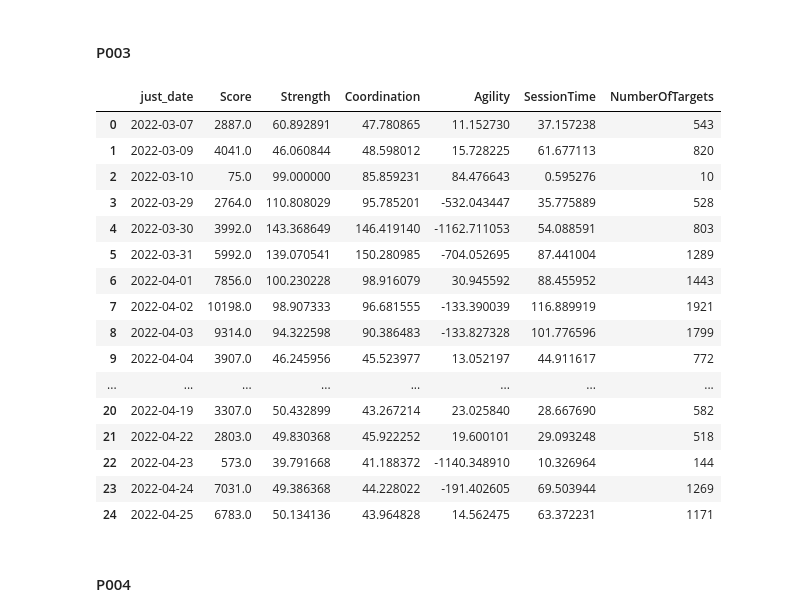
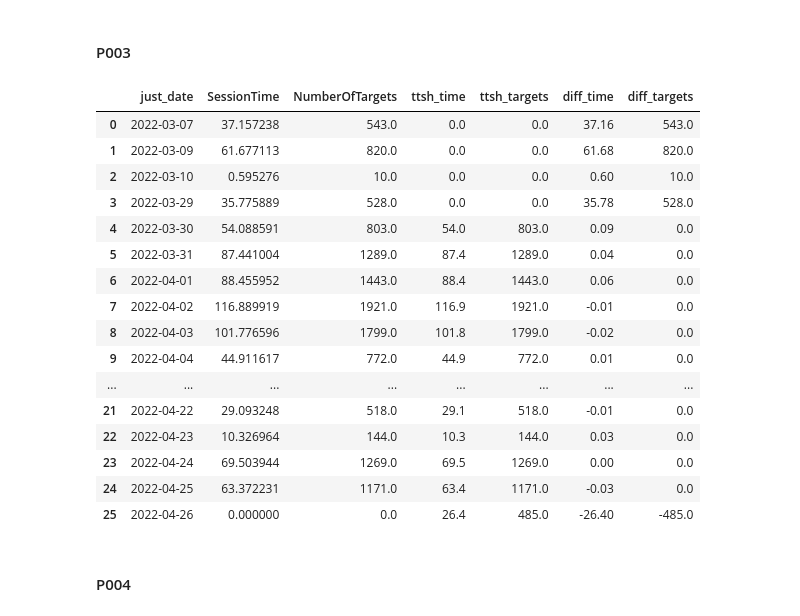
Before and after one commit to doscsy12/robotic_hometherapy, a Jupyter notebook: data_compare.ipynb, the cells around one changed output. Cells and saved outputs as stored; diff of their text form; code cells hidden in the pictures.

```diff
--- a/data_check.ipynb
+++ b/data_compare.ipynb
@@ -47,0 +41,8 @@ list_of_dfs[0]
+# %%
+# dfs from ttsh
+xls = pd.ExcelFile('data/HMANTele_Data.xlsx')
+# %%
+ttsh_dfs = []
+for name in xls.sheet_names:
+    df_temp = pd.read_excel(xls, sheet_name=name, header=1)
+    ttsh_dfs.append(df_temp)
@@ -69,0 +84,12 @@ for df in list_of_dfs:
+# %%
+list_from_ttshsessions = []
+for df in ttsh_dfs:
+    df.columns = df.columns.str.replace(' ','')
+    df.rename(columns={'Date_session(1,2,3)' : 'date',
+                        'Totaltime/day' : 'ttsh_time',
+                        'Totalreps/day' : 'ttsh_targets'}, inplace=True)
+    targets_df = df[df['date'].astype(str).str.contains('2022-')][['date','ttsh_time','ttsh_targets']].fillna(0)
+    targets_df['date_time'] = pd.to_datetime(targets_df['date'], format='%Y-%m-%d %H:%M:%S')
+    targets_df['just_date'] = targets_df['date_time'].dt.date
+
+    list_from_ttshsessions.append(targets_df)
@@ -70,2 +98,12 @@ for df in list_of_dfs:
+# %%
+list_of_comparisons = []
+for nr in range(0,len(list_from_ttshsessions)):
+    df = pd.merge(list_of_groupsessions[nr],list_from_ttshsessions[nr][list_from_ttshsessions[nr]['ttsh_time']!=0], on='just_date', how='outer').drop(columns=['Score','Strength','Coordination','Agility','date','date_time'])
+    df = df.fillna(0)
+    df['diff_time'] = df['SessionTime'] - df['ttsh_time']
+    df['diff_time'] = df['diff_time'].round(2)
+    df['diff_targets'] = df['NumberOfTargets'] - df['ttsh_targets']
+
+    list_of_comparisons.append(df)
 # %% [markdown]
 ### display sessions
@@ -111,25 +187,25 @@ list_of_groupsessions[1]
 # %% [markdown]
 #### P003
 # %%
-list_of_groupsessions[2]
+list_of_comparisons[2]
 # %% [output]
-|  | just_date | Score | Strength | Coordination | Agility | SessionTime | NumberOfTargets |
-| 0 | 2022-03-07 | 2887.0 | 60.892891 | 47.780865 | 11.152730 | 37.157238 | 543 |
-| 1 | 2022-03-09 | 4041.0 | 46.060844 | 48.598012 | 15.728225 | 61.677113 | 820 |
-| 2 | 2022-03-10 | 75.0 | 99.000000 | 85.859231 | 84.476643 | 0.595276 | 10 |
-| 3 | 2022-03-29 | 2764.0 | 110.808029 | 95.785201 | -532.043447 | 35.775889 | 528 |
-| 4 | 2022-03-30 | 3992.0 | 143.368649 | 146.419140 | -1162.711053 | 54.088591 | 803 |
-| 5 | 2022-03-31 | 5992.0 | 139.070541 | 150.280985 | -704.052695 | 87.441004 | 1289 |
-| 6 | 2022-04-01 | 7856.0 | 100.230228 | 98.916079 | 30.945592 | 88.455952 | 1443 |
-| 7 | 2022-04-02 | 10198.0 | 98.907333 | 96.681555 | -133.390039 | 116.889919 | 1921 |
-| 8 | 2022-04-03 | 9314.0 | 94.322598 | 90.386483 | -133.827328 | 101.776596 | 1799 |
-| 9 | 2022-04-04 | 3907.0 | 46.245956 | 45.523977 | 13.052197 | 44.911617 | 772 |
+|  | just_date | SessionTime | NumberOfTargets | ttsh_time | ttsh_targets | diff_time | diff_targets |
+| 0 | 2022-03-07 | 37.157238 | 543.0 | 0.0 | 0.0 | 37.16 | 543.0 |
+| 1 | 2022-03-09 | 61.677113 | 820.0 | 0.0 | 0.0 | 61.68 | 820.0 |
+| 2 | 2022-03-10 | 0.595276 | 10.0 | 0.0 | 0.0 | 0.60 | 10.0 |
+| 3 | 2022-03-29 | 35.775889 | 528.0 | 0.0 | 0.0 | 35.78 | 528.0 |
+| 4 | 2022-03-30 | 54.088591 | 803.0 | 54.0 | 803.0 | 0.09 | 0.0 |
+| 5 | 2022-03-31 | 87.441004 | 1289.0 | 87.4 | 1289.0 | 0.04 | 0.0 |
+| 6 | 2022-04-01 | 88.455952 | 1443.0 | 88.4 | 1443.0 | 0.06 | 0.0 |
+| 7 | 2022-04-02 | 116.889919 | 1921.0 | 116.9 | 1921.0 | -0.01 | 0.0 |
+| 8 | 2022-04-03 | 101.776596 | 1799.0 | 101.8 | 1799.0 | -0.02 | 0.0 |
+| 9 | 2022-04-04 | 44.911617 | 772.0 | 44.9 | 772.0 | 0.01 | 0.0 |
 | ... | ... | ... | ... | ... | ... | ... | ... |
-| 20 | 2022-04-19 | 3307.0 | 50.432899 | 43.267214 | 23.025840 | 28.667690 | 582 |
-| 21 | 2022-04-22 | 2803.0 | 49.830368 | 45.922252 | 19.600101 | 29.093248 | 518 |
-| 22 | 2022-04-23 | 573.0 | 39.791668 | 41.188372 | -1140.348910 | 10.326964 | 144 |
-| 23 | 2022-04-24 | 7031.0 | 49.386368 | 44.228022 | -191.402605 | 69.503944 | 1269 |
-| 24 | 2022-04-25 | 6783.0 | 50.134136 | 43.964828 | 14.562475 | 63.372231 | 1171 |
+| 21 | 2022-04-22 | 29.093248 | 518.0 | 29.1 | 518.0 | -0.01 | 0.0 |
+| 22 | 2022-04-23 | 10.326964 | 144.0 | 10.3 | 144.0 | 0.03 | 0.0 |
+| 23 | 2022-04-24 | 69.503944 | 1269.0 | 69.5 | 1269.0 | 0.00 | 0.0 |
+| 24 | 2022-04-25 | 63.372231 | 1171.0 | 63.4 | 1171.0 | -0.03 | 0.0 |
+| 25 | 2022-04-26 | 0.000000 | 0.0 | 26.4 | 485.0 | -26.40 | -485.0 |
 # %% [markdown]
 #### P004
 # %%
```
Also changed, not shown: parts of 21 cells of this notebook, 1 other file.
